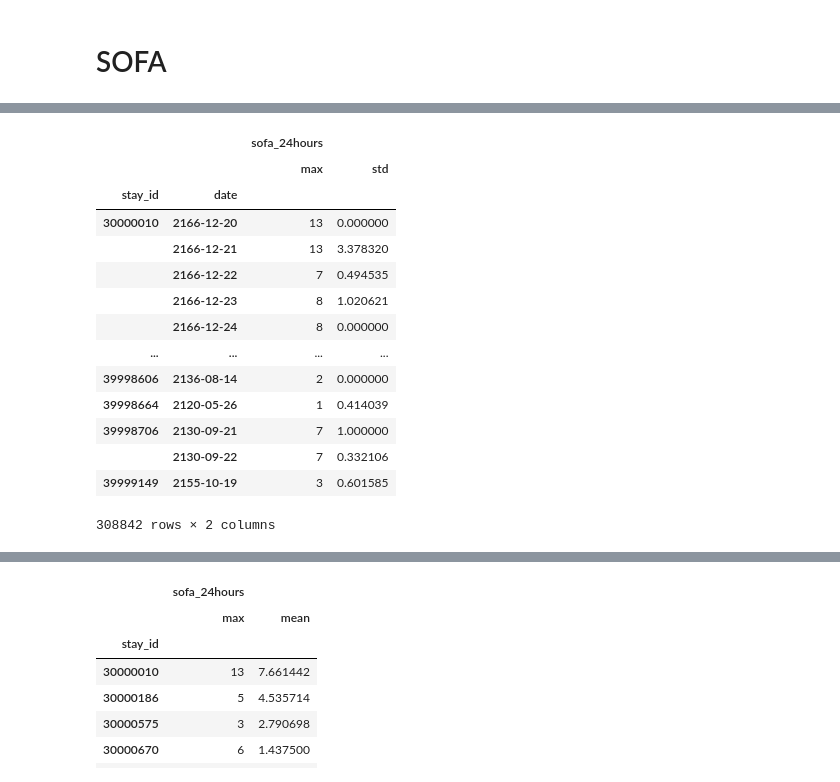
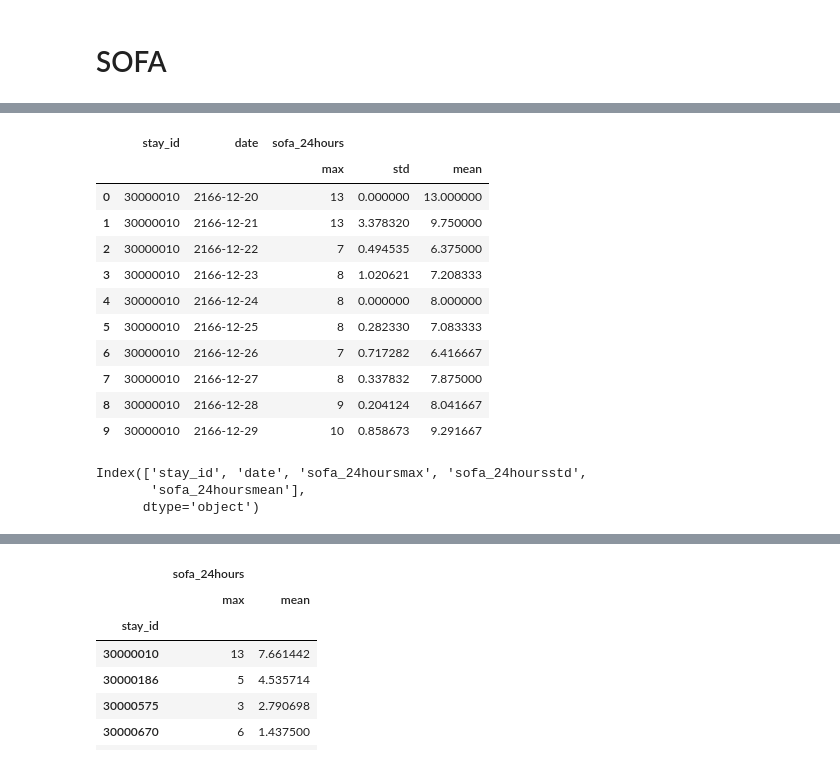
Before and after one commit to chunhunghow/nus-datathon, a Jupyter notebook: nus-nuhs-datathon 2020 v2.ipynb, the cells around one changed output, grey strips where cells are left out. Drawn from its saved outputs; the diff is of its cells as text; code cells hidden in the pictures.

Commit message:
feature eng sofa score

```diff
--- a/nus-nuhs-datathon 2020 v2.ipynb
+++ b/nus-nuhs-datathon 2020 v2.ipynb
@@ -850,19 +857,17 @@ sofa['date'] = sofa.starttime.dt.date
 # %%
 ## worst and variability of sofa per 24h
-sofa.groupby(['stay_id','date']).agg({'sofa_24hours':['max','std']}) #worst and std of sofa 24h per day
+sofa_daily = sofa.groupby(['stay_id','date']).agg({'sofa_24hours':['max','std','mean']}).reset_index() #worst and std of sofa 24h per day
+sofa_daily.head(10)
 # %% [output]
-|  |  | sofa_24hours |  |
-|  |  | max | std |
-| stay_id | date |  |  |
-| 30000010 | 2166-12-20 | 13 | 0.000000 |
-|  | 2166-12-21 | 13 | 3.378320 |
-|  | 2166-12-22 | 7 | 0.494535 |
-|  | 2166-12-23 | 8 | 1.020621 |
-|  | 2166-12-24 | 8 | 0.000000 |
-| ... | ... | ... | ... |
-| 39998606 | 2136-08-14 | 2 | 0.000000 |
-| 39998664 | 2120-05-26 | 1 | 0.414039 |
-| 39998706 | 2130-09-21 | 7 | 1.000000 |
-|  | 2130-09-22 | 7 | 0.332106 |
-| 39999149 | 2155-10-19 | 3 | 0.601585 |
+|  | stay_id | date | sofa_24hours |  |  |
+|  |  |  | max | std | mean |
+| 0 | 30000010 | 2166-12-20 | 13 | 0.000000 | 13.000000 |
+| 1 | 30000010 | 2166-12-21 | 13 | 3.378320 | 9.750000 |
+| 2 | 30000010 | 2166-12-22 | 7 | 0.494535 | 6.375000 |
+| 3 | 30000010 | 2166-12-23 | 8 | 1.020621 | 7.208333 |
+| 4 | 30000010 | 2166-12-24 | 8 | 0.000000 | 8.000000 |
+| 5 | 30000010 | 2166-12-25 | 8 | 0.282330 | 7.083333 |
+| 6 | 30000010 | 2166-12-26 | 7 | 0.717282 | 6.416667 |
+| 7 | 30000010 | 2166-12-27 | 8 | 0.337832 | 7.875000 |
+| 8 | 30000010 | 2166-12-28 | 9 | 0.204124 | 8.041667 |
+| 9 | 30000010 | 2166-12-29 | 10 | 0.858673 | 9.291667 |
-308842 rows × 2 columns
@@ -868,0 +876,6 @@ sofa.groupby(['stay_id','date']).agg({'sofa_24hours':['max','std']}) #worst and
+# %%
+sofa_daily.columns
+# %% [output]
+Index(['stay_id', 'date', 'sofa_24hoursmax', 'sofa_24hoursstd',
+       'sofa_24hoursmean'],
+      dtype='object')
```
Also changed, not shown: parts of 10 cells of this notebook.
